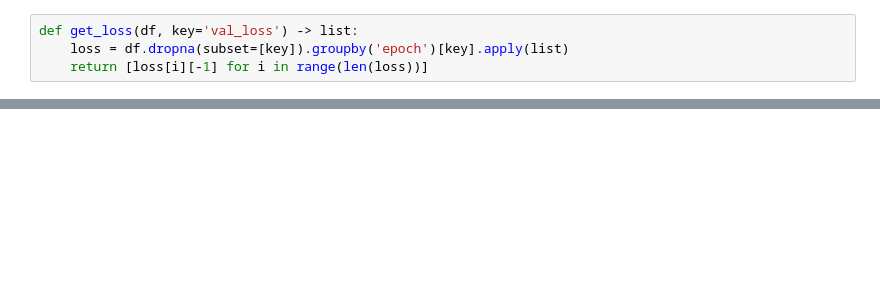
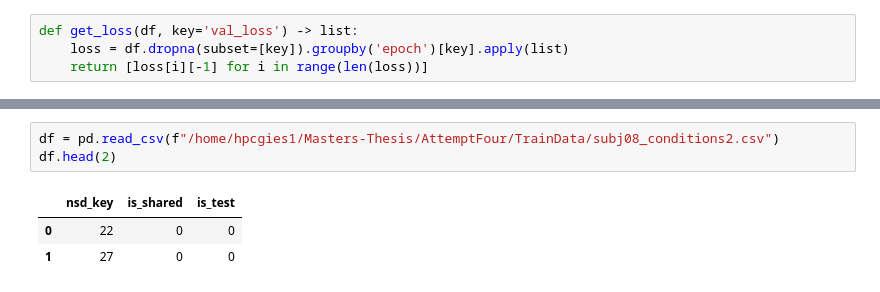
Before and after one commit to seang123/Masters-Thesis2, a Jupyter notebook: notebooks/loss_plots.ipynb, the cells around one changed output, grey strips where cells are left out. Saved outputs shown, nothing was run; the diff lists cells and outputs as text; blank space fills up the shorter version.

```diff
--- a/notebooks/loss_plots.ipynb
+++ b/notebooks/loss_plots.ipynb
@@ -73,0 +110,7 @@ plt.show()
+# %%
+df = pd.read_csv(f"/home/hpcgies1/Masters-Thesis/AttemptFour/TrainData/subj08_conditions2.csv")
+df.head(2)
+# %% [output]
+|  | nsd_key | is_shared | is_test |
+| 0 | 22 | 0 | 0 |
+| 1 | 27 | 0 | 0 |
```
Also changed, not shown: parts of 10 cells of this notebook, 22 other files.
